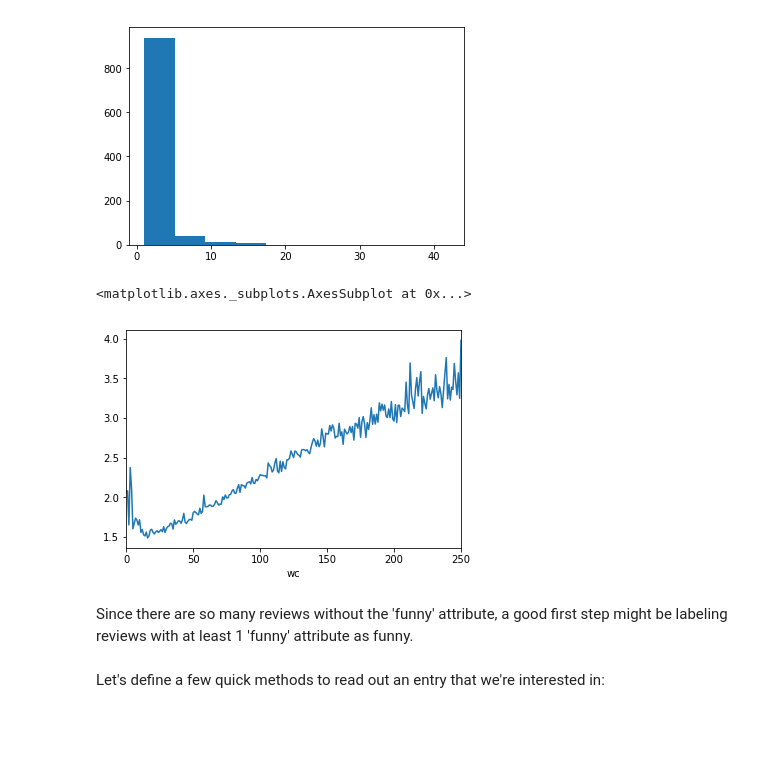
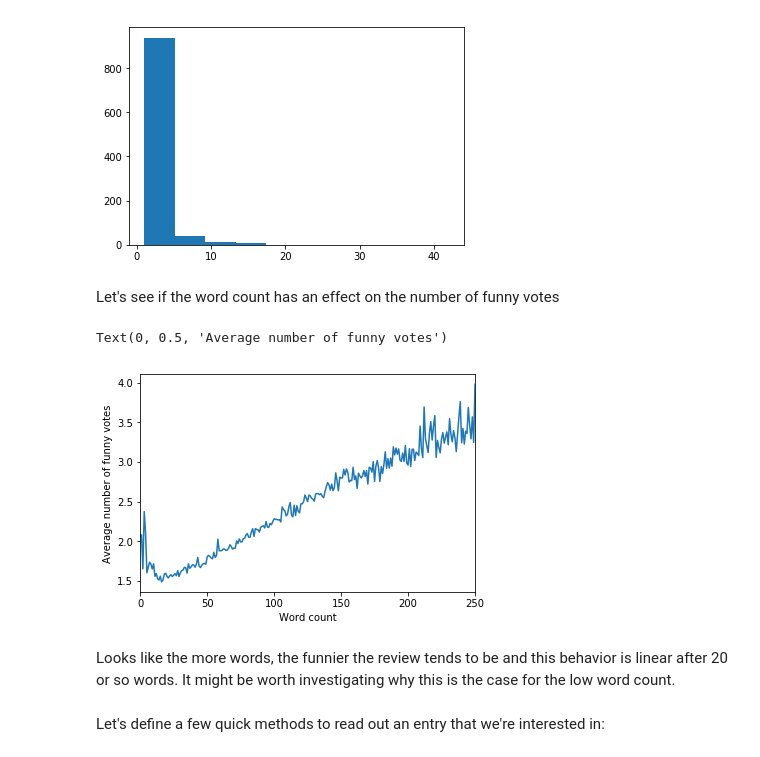
Before and after one commit to franktcao/data_incubator_challenge, a Jupyter notebook: yelp_what_is_funny.ipynb, the cells around one changed output. Cells and saved outputs as stored; diff of their text form; code cells hidden in the pictures; blank space fills up the shorter version.

```diff
--- a/yelp_what_is_funny.ipynb
+++ b/yelp_what_is_funny.ipynb
@@ -242,18 +240,22 @@ plt.hist(funny[:1000])
  array([ 1. ,  5.1,  9.2, 13.3, 17.4, 21.5, 25.6, 29.7, 33.8, 37.9, 42. ]),
  <a list of 10 Patch objects>)
 [figure]
+# %% [markdown]
+Let's see if the word count has an effect on the number of funny votes
 # %%
 word_counts = np.count_nonzero(x, axis=1)
 df = pd.DataFrame({'useful':useful, 'wc':word_counts, 'stars':stars, 'funny':funny, 'cool':cool})
 means = df.groupby('wc').mean()
 
 funnies = means['funny']
-funnies.plot()
+ax = funnies.plot()
+ax.set_xlabel("Word count")
+ax.set_ylabel("Average number of funny votes")
 # %% [output]
-<matplotlib.axes._subplots.AxesSubplot at 0x...>
+Text(0, 0.5, 'Average number of funny votes')
-[figure, old version]
+[figure, new version]
-# %% [markdown]
-Since there are so many reviews without the 'funny' attribute, a good first step might be labeling reviews with at least 1 'funny' attribute as funny.
+# %% [markdown]
+Looks like the more words, the funnier the review tends to be and this behavior is linear after 20 or so words. It might be worth investigating why this is the case for the low word count.
 # %% [markdown]
 Let's define a few quick methods to read out an entry that we're interested in:
 # %%
```
Also changed, not shown: parts of 13 cells of this notebook.
